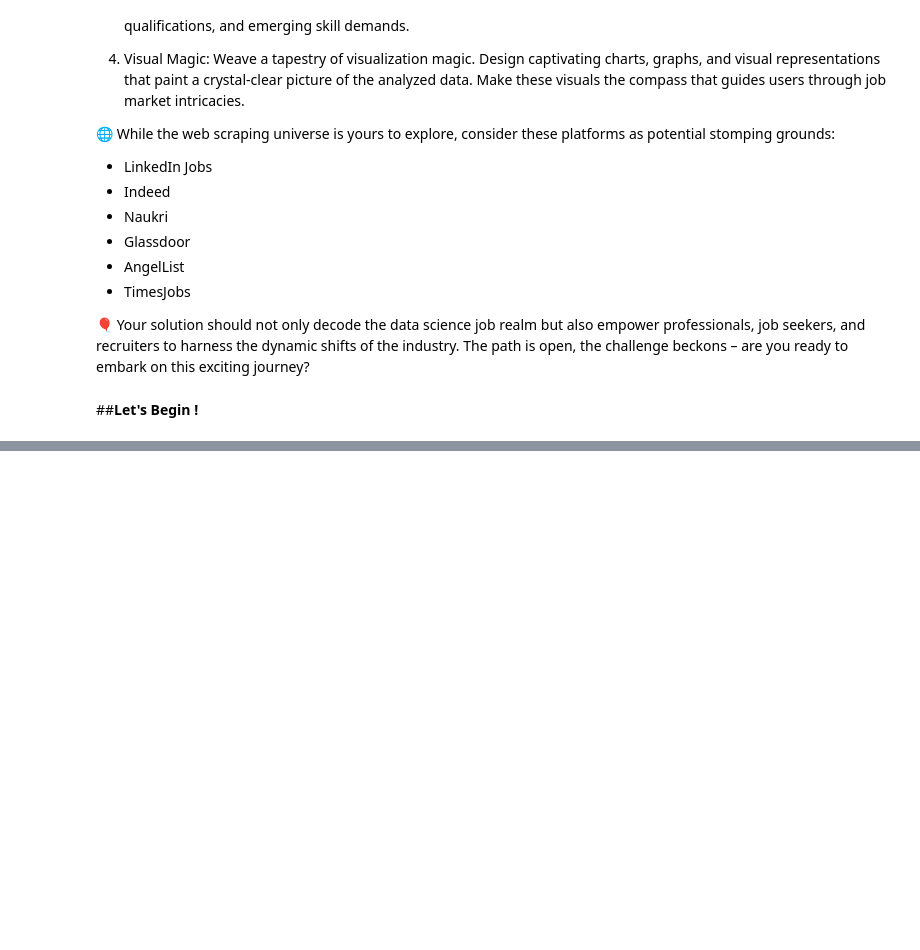
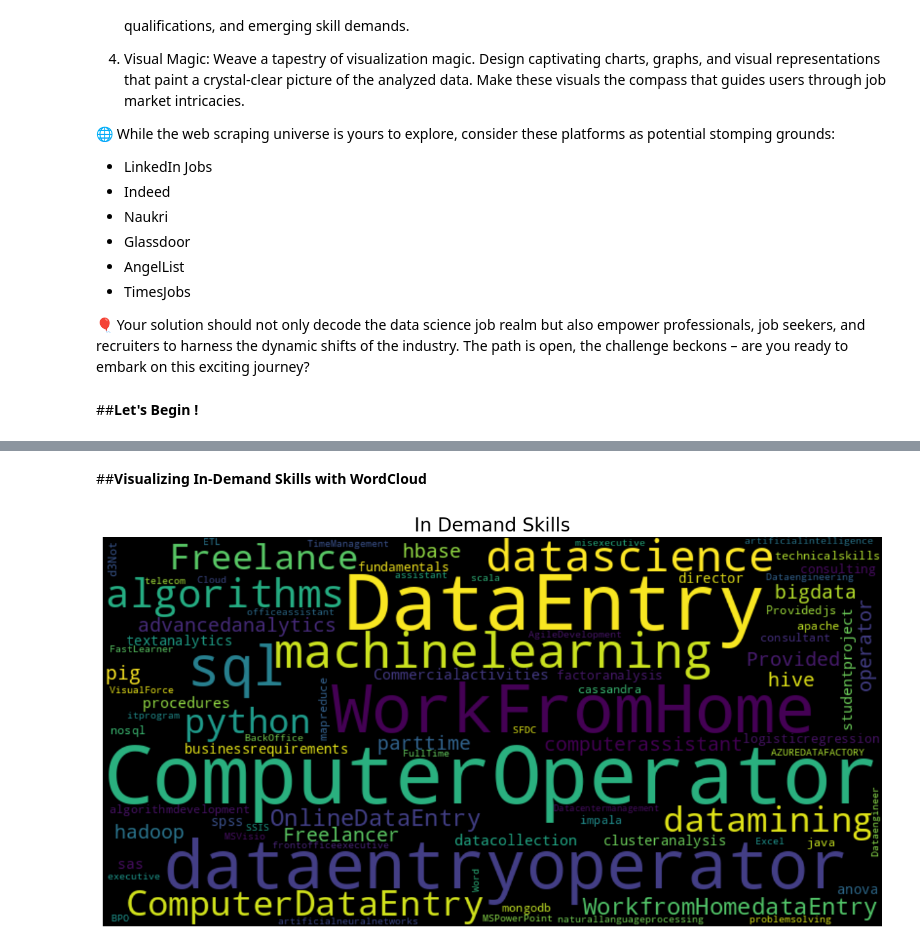
Before and after one commit to rohitpaul09/Web-Scraping-Data-Science-Job-Listings, a Jupyter notebook: Web_Scraping_Job_Listings.ipynb, the cells around one changed output, grey strips where cells are left out. Drawn from its saved outputs; the diff is of its cells as text; code cells hidden in the pictures; blank space fills up the shorter version.

```diff
--- a/Web_Scraping_Job_Listings.ipynb
+++ b/Web_Scraping_Job_Listings.ipynb
@@ -41,0 +138,28 @@
+# %% [markdown]
+##**Visualizing In-Demand Skills with WordCloud**
+# %%
+from wordcloud import WordCloud
+import matplotlib.pyplot as plt
+
+# Concatenate all the 'Skills Required' values into a single text
+text3 = ' '.join(df['Skills Required'])
+
+# Generate the WordCloud object
+wordcloud2 = WordCloud(width=800, height=400, random_state=21, max_font_size=110).generate(text3)
+
+# Display the generated WordCloud to visualize the skills in demand
+plt.figure(figsize=(15, 15))
+
+# Add a header
+plt.title("In Demand Skills", fontsize=20)
+
+# Show the WordCloud
+plt.imshow(wordcloud2, interpolation="bilinear")
+
+# Turn off axis labels for better visualization
+plt.axis("off")
+
+# Show the plot
+plt.show()
+# %% [output]
+[figure, added]
```
Also changed, not shown: parts of 5 cells of this notebook.
